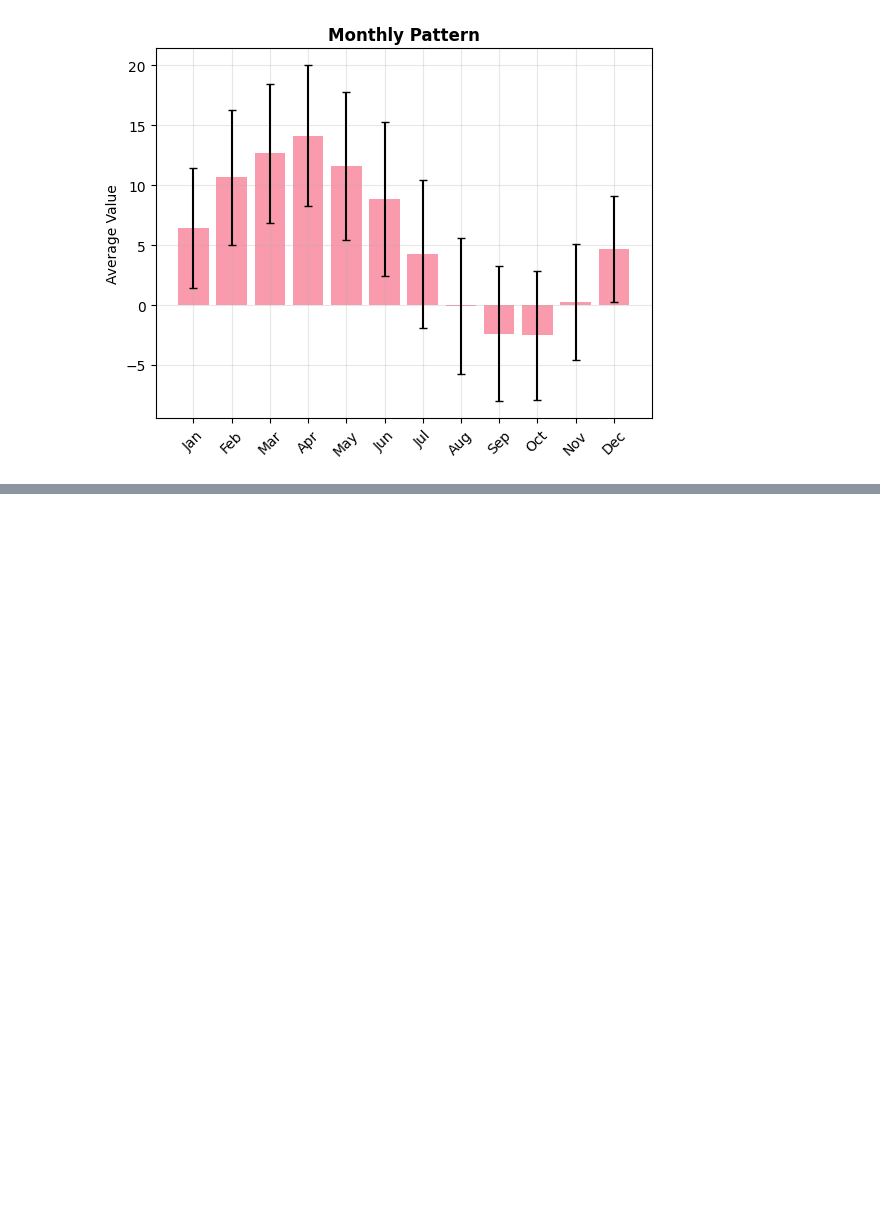
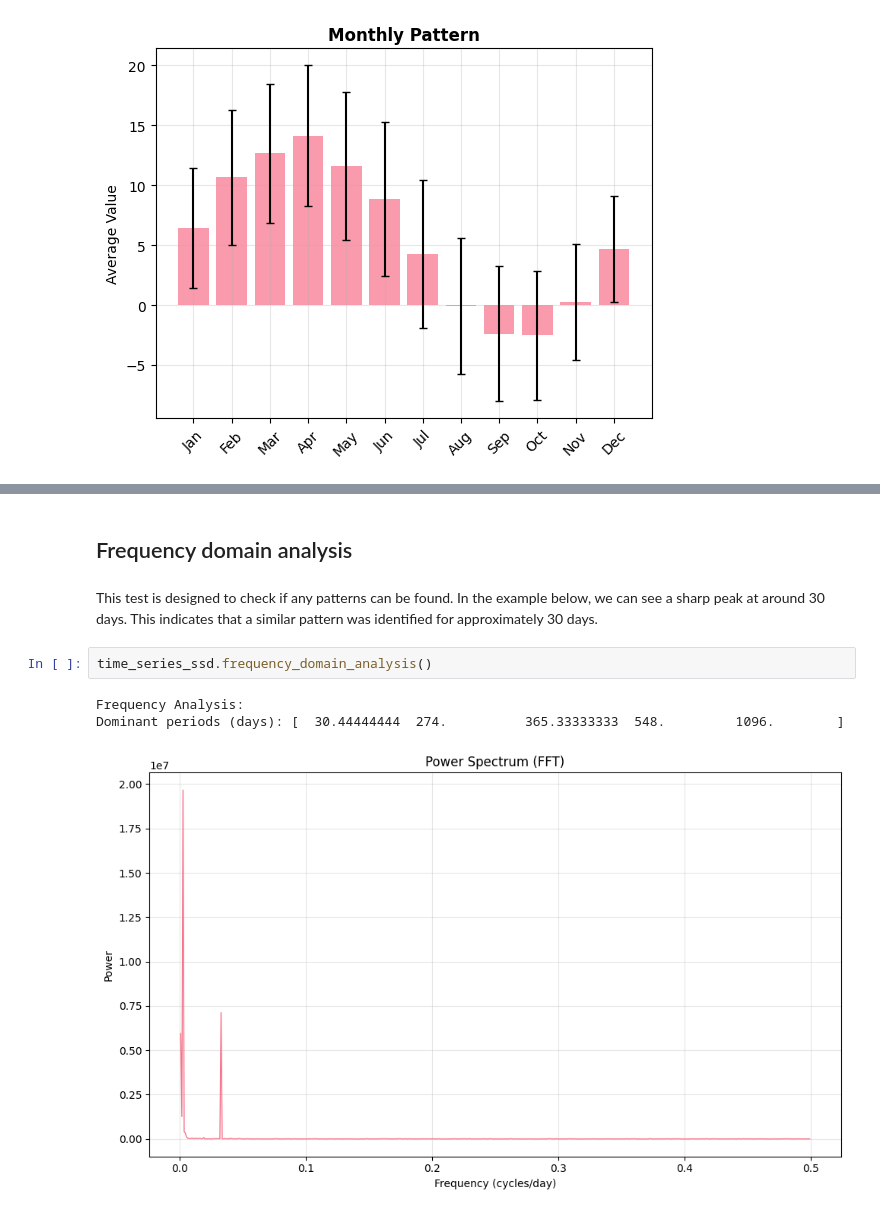
Before and after one commit to dcrowTMH/stat_test, a Jupyter notebook: time_series_data_nature_discovery.ipynb, the cells around one changed output, grey strips where cells are left out. Drawn from its saved outputs; the diff is of its cells as text; blank space fills up the shorter version.

```diff
--- a/time_series_data_nature_discovery.ipynb
+++ b/time_series_data_nature_discovery.ipynb
@@ -423,0 +582,10 @@ F-statistic: 101.6569, p-value: 0.0000
+# %% [markdown]
+## Frequency domain analysis
+# %% [markdown]
+This test is designed to check if any patterns can be found. In the example below, we can see a sharp peak at around 30 days. This indicates that a similar pattern was identified for approximately 30 days.
+# %%
+time_series_ssd.frequency_domain_analysis()
+# %% [output]
+Frequency Analysis:
+Dominant periods (days): [  30.44444444  274.          365.33333333  548.         1096.        ]
+[figure, added]
```
Also changed, not shown: parts of 9 cells of this notebook.
